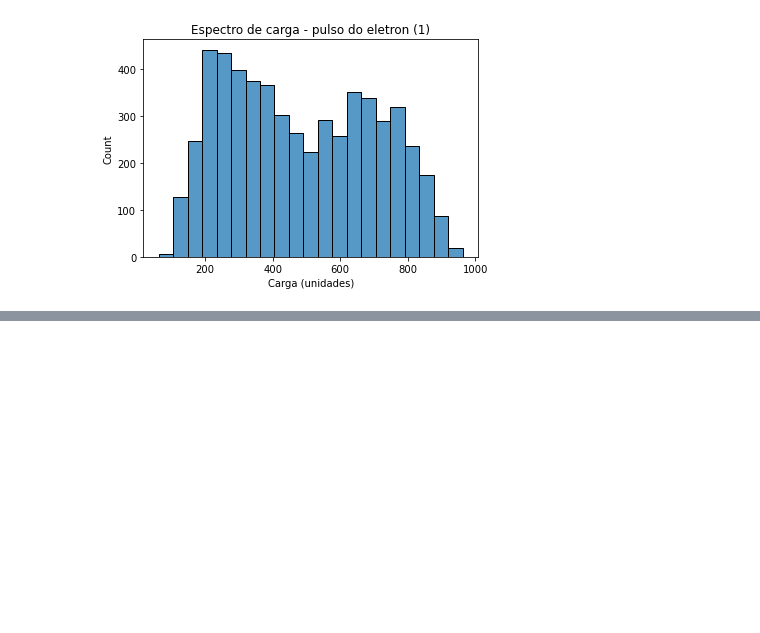
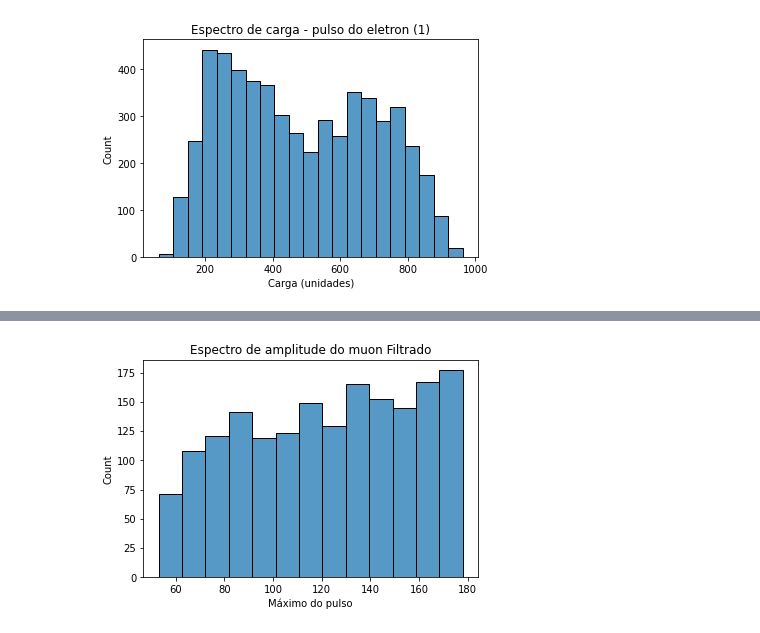
Before and after one commit to afauth/mudecay, a Jupyter notebook: espectro-carga-e-pico_v03.ipynb, the cells around one changed output, grey strips where cells are left out. Saved outputs shown, nothing was run; the diff lists cells and outputs as text; code cells hidden in the pictures; blank space fills up the shorter version.

```diff
--- a/espectro-carga-e-pico_v03.ipynb
+++ b/espectro-carga-e-pico_v03.ipynb
@@ -328,0 +182,6 @@ Trabalhar no código para o plot filtrando fora os eventos saturados
+# %%
+%%time
+df_filt_parcial = filtra_saturacao_parcial(df=df, height=height, VA_1=VA_1, VA_2=VA_2)
+peaks_xy_0_filt   ,   peaks_xy_1_filt    =    df_filt_parcial
+peaks_xy_0_filt.index = peaks_xy_0_filt.index // 2
+peaks_xy_1_filt.index = peaks_xy_1_filt.index // 2
@@ -328,0 +205,7 @@ Trabalhar no código para o plot filtrando fora os eventos saturados
+# %%
+sns.histplot( -1*peaks_xy_0_filt['y'].round() )
+plt.title('Espectro de amplitude do muon Filtrado')
+plt.xlabel('Máximo do pulso')
+plt.savefig("images/espectro_amplitude-pulso_0_filtrado.png", dpi = 150)
+# %% [output]
+[figure, added]
```
Also changed, not shown: parts of 64 cells of this notebook, 10 other files.
